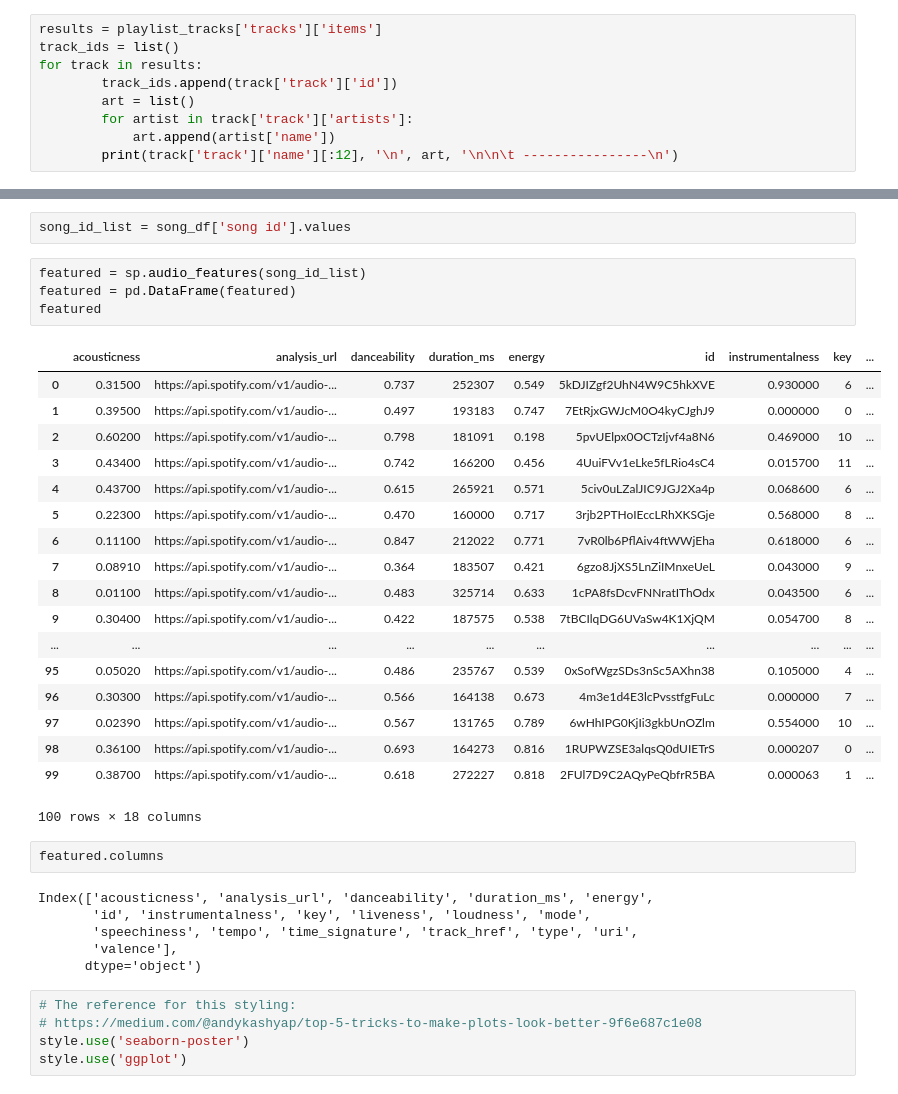
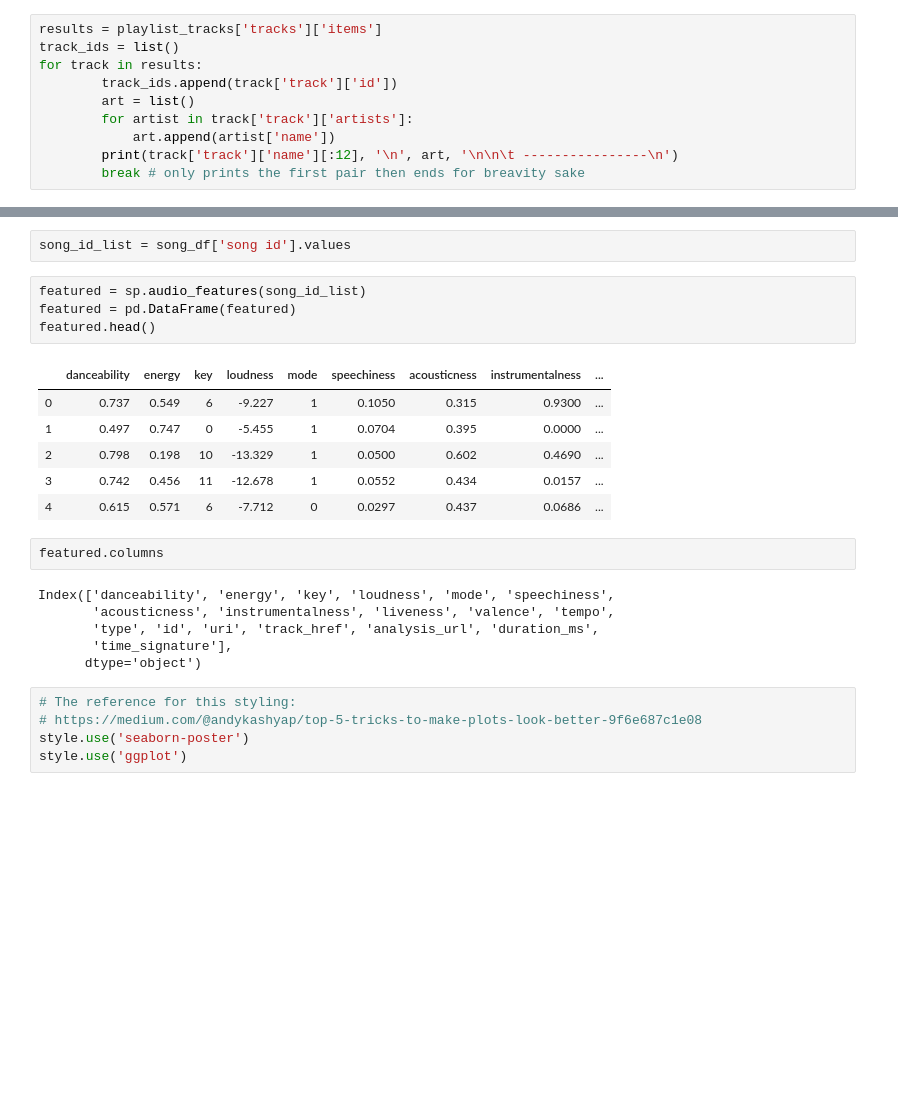
Before and after one commit to Chief-Dom/Spotify_FTB, a Jupyter notebook: api_architecture.ipynb, the cells around one changed output, grey strips where cells are left out. Cells and saved outputs as stored; diff of their text form; blank space fills up the shorter version.

```diff
--- a/api_architecture.ipynb
+++ b/api_architecture.ipynb
@@ -100,6 +100,7 @@ for track in results:
         for artist in track['track']['artists']:
             art.append(artist['name'])
         print(track['track']['name'][:12], '\n', art, '\n\n\t ----------------\n')
+        break # only prints the first pair then ends for breavity sake
 # %% [output]
 Solo
  ['Jay Daniel']
@@ -339,33 +315,21 @@ song_id_list = song_df['song id'].values
 # %%
 featured = sp.audio_features(song_id_list)
 featured = pd.DataFrame(featured)
-featured
+featured.head()
 # %% [output]
-|  | acousticness | analysis_url | danceability | duration_ms | energy | id | instrumentalness | key | ... |
-| 0 | 0.31500 | https://api.spotify.com/v1/audio-... | 0.737 | 252307 | 0.549 | 5kDJIZgf2UhN4W9C5hkXVE | 0.930000 | 6 | ... |
-| 1 | 0.39500 | https://api.spotify.com/v1/audio-... | 0.497 | 193183 | 0.747 | 7EtRjxGWJcM0O4kyCJghJ9 | 0.000000 | 0 | ... |
-| 2 | 0.60200 | https://api.spotify.com/v1/audio-... | 0.798 | 181091 | 0.198 | 5pvUElpx0OCTzIjvf4a8N6 | 0.469000 | 10 | ... |
-| 3 | 0.43400 | https://api.spotify.com/v1/audio-... | 0.742 | 166200 | 0.456 | 4UuiFVv1eLke5fLRio4sC4 | 0.015700 | 11 | ... |
-| 4 | 0.43700 | https://api.spotify.com/v1/audio-... | 0.615 | 265921 | 0.571 | 5civ0uLZalJIC9JGJ2Xa4p | 0.068600 | 6 | ... |
-| 5 | 0.22300 | https://api.spotify.com/v1/audio-... | 0.470 | 160000 | 0.717 | 3rjb2PTHoIEccLRhXKSGje | 0.568000 | 8 | ... |
-| 6 | 0.11100 | https://api.spotify.com/v1/audio-... | 0.847 | 212022 | 0.771 | 7vR0lb6PflAiv4ftWWjEha | 0.618000 | 6 | ... |
-| 7 | 0.08910 | https://api.spotify.com/v1/audio-... | 0.364 | 183507 | 0.421 | 6gzo8JjXS5LnZiIMnxeUeL | 0.043000 | 9 | ... |
-| 8 | 0.01100 | https://api.spotify.com/v1/audio-... | 0.483 | 325714 | 0.633 | 1cPA8fsDcvFNNratIThOdx | 0.043500 | 6 | ... |
-| 9 | 0.30400 | https://api.spotify.com/v1/audio-... | 0.422 | 187575 | 0.538 | 7tBCIlqDG6UVaSw4K1XjQM | 0.054700 | 8 | ... |
-| ... | ... | ... | ... | ... | ... | ... | ... | ... | ... |
-| 95 | 0.05020 | https://api.spotify.com/v1/audio-... | 0.486 | 235767 | 0.539 | 0xSofWgzSDs3nSc5AXhn38 | 0.105000 | 4 | ... |
-| 96 | 0.30300 | https://api.spotify.com/v1/audio-... | 0.566 | 164138 | 0.673 | 4m3e1d4E3lcPvsstfgFuLc | 0.000000 | 7 | ... |
-| 97 | 0.02390 | https://api.spotify.com/v1/audio-... | 0.567 | 131765 | 0.789 | 6wHhIPG0KjIi3gkbUnOZlm | 0.554000 | 10 | ... |
-| 98 | 0.36100 | https://api.spotify.com/v1/audio-... | 0.693 | 164273 | 0.816 | 1RUPWZSE3alqsQ0dUIETrS | 0.000207 | 0 | ... |
-| 99 | 0.38700 | https://api.spotify.com/v1/audio-... | 0.618 | 272227 | 0.818 | 2FUl7D9C2AQyPeQbfrR5BA | 0.000063 | 1 | ... |
+|  | danceability | energy | key | loudness | mode | speechiness | acousticness | instrumentalness | ... |
+| 0 | 0.737 | 0.549 | 6 | -9.227 | 1 | 0.1050 | 0.315 | 0.9300 | ... |
+| 1 | 0.497 | 0.747 | 0 | -5.455 | 1 | 0.0704 | 0.395 | 0.0000 | ... |
+| 2 | 0.798 | 0.198 | 10 | -13.329 | 1 | 0.0500 | 0.602 | 0.4690 | ... |
+| 3 | 0.742 | 0.456 | 11 | -12.678 | 1 | 0.0552 | 0.434 | 0.0157 | ... |
+| 4 | 0.615 | 0.571 | 6 | -7.712 | 0 | 0.0297 | 0.437 | 0.0686 | ... |
-100 rows × 18 columns
 # %%
 featured.columns
 # %% [output]
-Index(['acousticness', 'analysis_url', 'danceability', 'duration_ms', 'energy',
-       'id', 'instrumentalness', 'key', 'liveness', 'loudness', 'mode',
-       'speechiness', 'tempo', 'time_signature', 'track_href', 'type', 'uri',
-       'valence'],
+Index(['danceability', 'energy', 'key', 'loudness', 'mode', 'speechiness',
+       'acousticness', 'instrumentalness', 'liveness', 'valence', 'tempo',
+       'type', 'id', 'uri', 'track_href', 'analysis_url', 'duration_ms',
+       'time_signature'],
       dtype='object')
 # %%
 # The reference for this styling:
```
Also changed, not shown: parts of 9 cells of this notebook, 2 other files.
